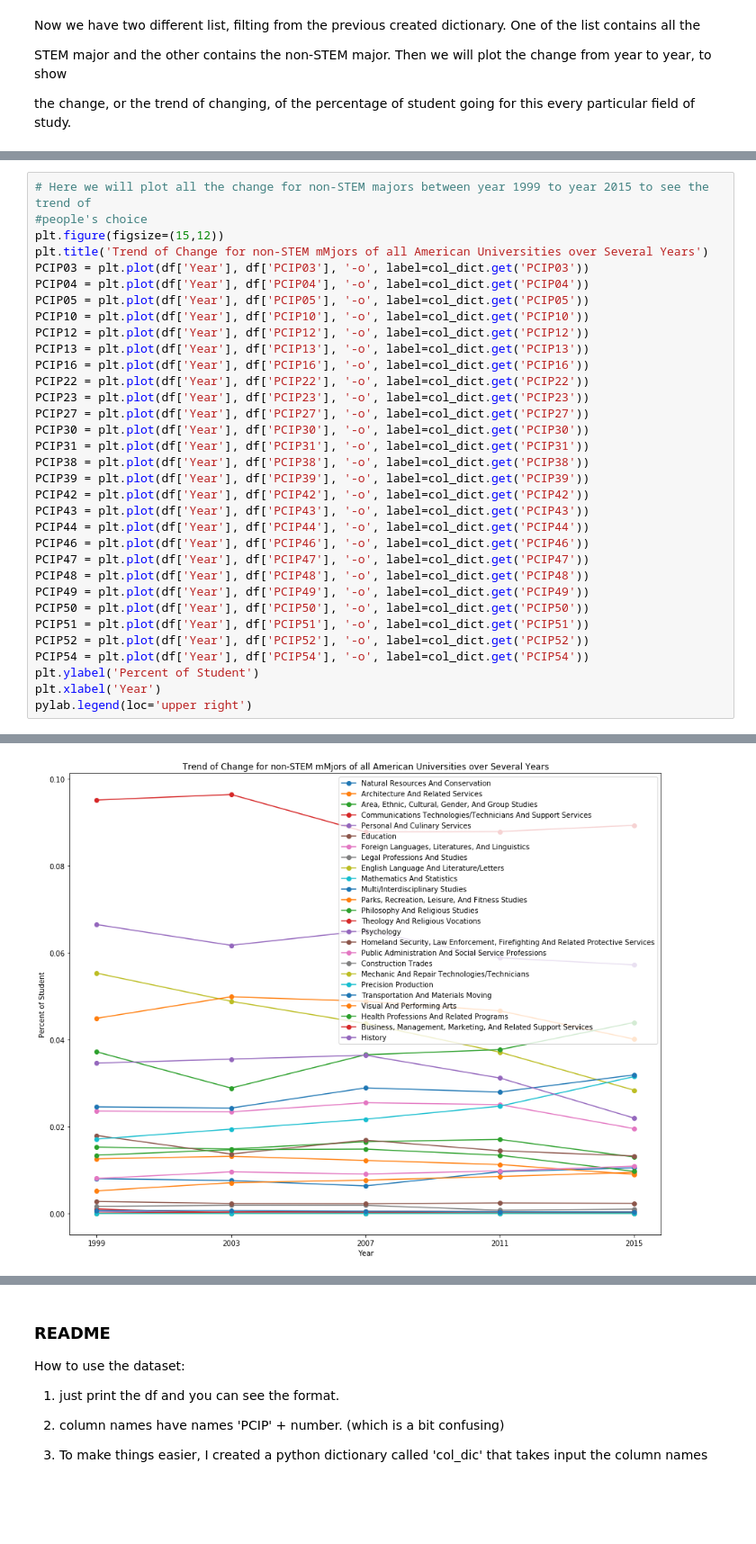
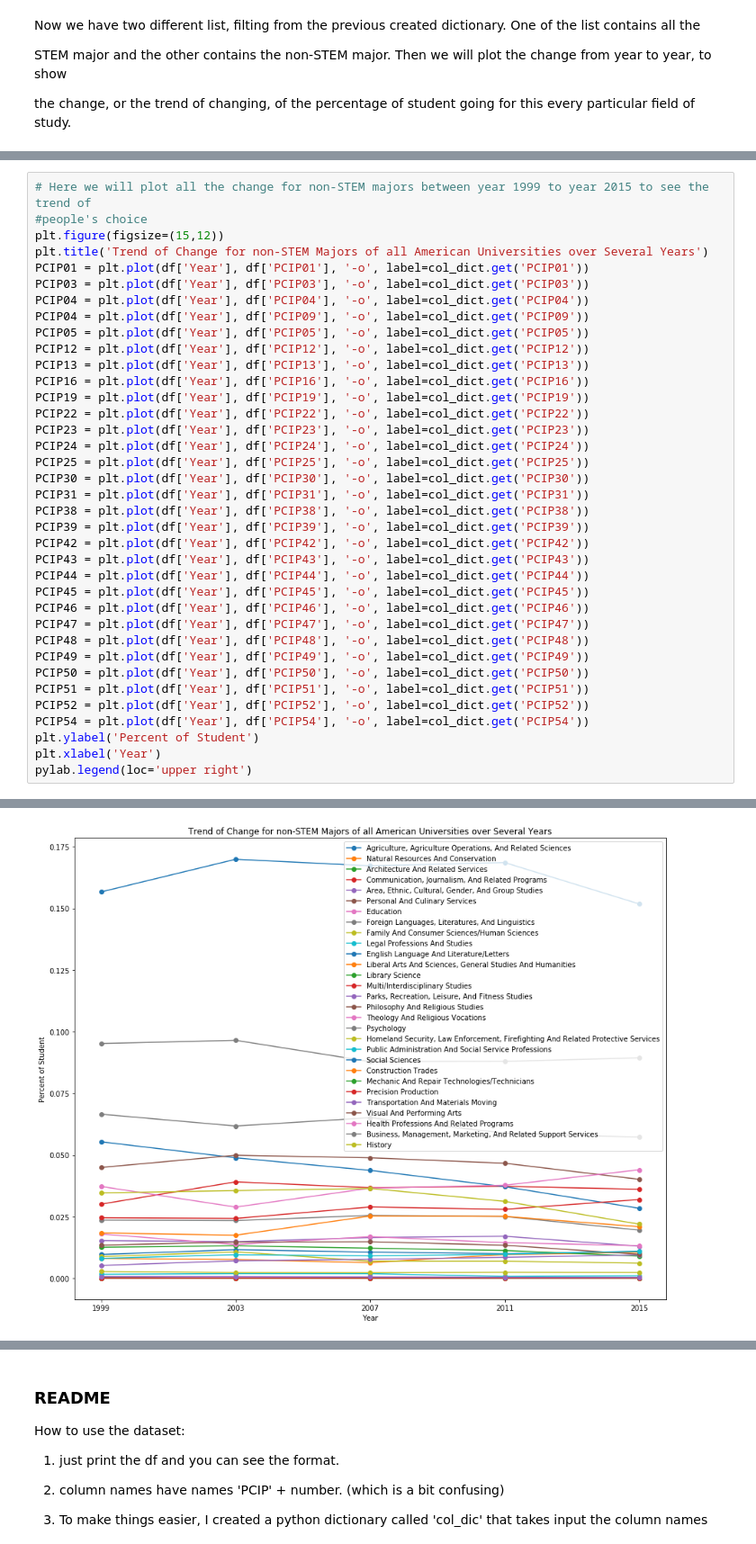
Before and after one commit to jeffreywu1996/COGS108-Project, a Jupyter notebook: Data Cleaning.ipynb, the cells around one changed output, grey strips where cells are left out. Shown: that part at 90% size. Cells and saved outputs as stored; diff of their text form; blank space fills up the shorter version.

```diff
--- a/Data Cleaning.ipynb
+++ b/Data Cleaning.ipynb
@@ -341,35 +342,39 @@ pylab.legend(loc='upper right')
 # Here we will plot all the change for non-STEM majors between year 1999 to year 2015 to see the trend of
 #people's choice
 plt.figure(figsize=(15,12))
-plt.title('Trend of Change for non-STEM mMjors of all American Universities over Several Years')
+plt.title('Trend of Change for non-STEM Majors of all American Universities over Several Years')
+PCIP01 = plt.plot(df['Year'], df['PCIP01'], '-o', label=col_dict.get('PCIP01'))
 PCIP03 = plt.plot(df['Year'], df['PCIP03'], '-o', label=col_dict.get('PCIP03'))
 PCIP04 = plt.plot(df['Year'], df['PCIP04'], '-o', label=col_dict.get('PCIP04'))
+PCIP04 = plt.plot(df['Year'], df['PCIP09'], '-o', label=col_dict.get('PCIP09'))
 PCIP05 = plt.plot(df['Year'], df['PCIP05'], '-o', label=col_dict.get('PCIP05'))
-PCIP10 = plt.plot(df['Year'], df['PCIP10'], '-o', label=col_dict.get('PCIP10'))
 PCIP12 = plt.plot(df['Year'], df['PCIP12'], '-o', label=col_dict.get('PCIP12'))
 PCIP13 = plt.plot(df['Year'], df['PCIP13'], '-o', label=col_dict.get('PCIP13'))
 PCIP16 = plt.plot(df['Year'], df['PCIP16'], '-o', label=col_dict.get('PCIP16'))
+PCIP19 = plt.plot(df['Year'], df['PCIP19'], '-o', label=col_dict.get('PCIP19'))
 PCIP22 = plt.plot(df['Year'], df['PCIP22'], '-o', label=col_dict.get('PCIP22'))
 PCIP23 = plt.plot(df['Year'], df['PCIP23'], '-o', label=col_dict.get('PCIP23'))
-PCIP27 = plt.plot(df['Year'], df['PCIP27'], '-o', label=col_dict.get('PCIP27'))
+PCIP24 = plt.plot(df['Year'], df['PCIP24'], '-o', label=col_dict.get('PCIP24'))
+PCIP25 = plt.plot(df['Year'], df['PCIP25'], '-o', label=col_dict.get('PCIP25'))
 PCIP30 = plt.plot(df['Year'], df['PCIP30'], '-o', label=col_dict.get('PCIP30'))
 PCIP31 = plt.plot(df['Year'], df['PCIP31'], '-o', label=col_dict.get('PCIP31'))
 PCIP38 = plt.plot(df['Year'], df['PCIP38'], '-o', label=col_dict.get('PCIP38'))
 PCIP39 = plt.plot(df['Year'], df['PCIP39'], '-o', label=col_dict.get('PCIP39'))
 PCIP42 = plt.plot(df['Year'], df['PCIP42'], '-o', label=col_dict.get('PCIP42'))
 PCIP43 = plt.plot(df['Year'], df['PCIP43'], '-o', label=col_dict.get('PCIP43'))
 PCIP44 = plt.plot(df['Year'], df['PCIP44'], '-o', label=col_dict.get('PCIP44'))
+PCIP45 = plt.plot(df['Year'], df['PCIP45'], '-o', label=col_dict.get('PCIP45'))
 PCIP46 = plt.plot(df['Year'], df['PCIP46'], '-o', label=col_dict.get('PCIP46'))
 PCIP47 = plt.plot(df['Year'], df['PCIP47'], '-o', label=col_dict.get('PCIP47'))
 PCIP48 = plt.plot(df['Year'], df['PCIP48'], '-o', label=col_dict.get('PCIP48'))
 PCIP49 = plt.plot(df['Year'], df['PCIP49'], '-o', label=col_dict.get('PCIP49'))
 PCIP50 = plt.plot(df['Year'], df['PCIP50'], '-o', label=col_dict.get('PCIP50'))
 PCIP51 = plt.plot(df['Year'], df['PCIP51'], '-o', label=col_dict.get('PCIP51'))
 PCIP52 = plt.plot(df['Year'], df['PCIP52'], '-o', label=col_dict.get('PCIP52'))
 PCIP54 = plt.plot(df['Year'], df['PCIP54'], '-o', label=col_dict.get('PCIP54'))
 plt.ylabel('Percent of Student')
 plt.xlabel('Year')
 pylab.legend(loc='upper right')
 # %% [output]
 <matplotlib.legend.Legend at 0x...>
-[figure, old version]
+[figure, new version]
```
Also changed, not shown: parts of 4 cells of this notebook.
